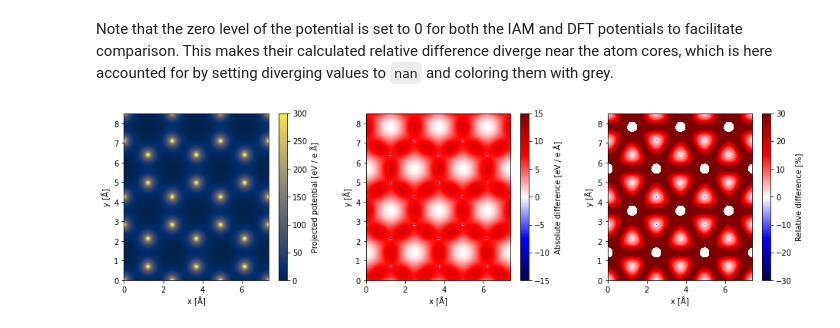
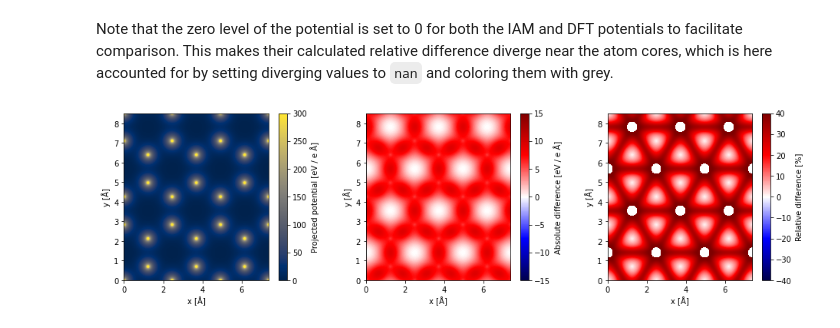
Before and after one commit to abTEM/abTEM, a Jupyter notebook: docs/source/walkthrough/10_DFT.ipynb, the cells around one changed output. Saved outputs shown, nothing was run; the diff lists cells and outputs as text; code cells hidden in the pictures.

```diff
--- a/docs/source/walkthrough/10_DFT.ipynb
+++ b/docs/source/walkthrough/10_DFT.ipynb
@@ -57,7 +57,7 @@ dft_potential = dft_array.tile((3,2))
 from abtem.structures import orthogonalize_cell
 atoms = orthogonalize_cell(gpaw.atoms) * (3,2,1)
 
-iam_potential = Potential(atoms, gpts=dft_potential.gpts, cutoff_tolerance=1e-4, device='cpu').build()
+iam_potential = Potential(atoms, gpts=dft_potential.gpts, device='cpu').build()
 # %% [markdown]
 Note that the zero level of the potential is set to 0 for both the IAM and DFT potentials to facilitate comparison. This makes their calculated relative difference diverge near the atom cores, which is here accounted for by setting diverging values to `nan` and coloring them with grey.
 # %%
@@ -76,18 +76,18 @@ relative_difference[valid] = 100*(projected_iam[valid] - projected_dft[valid]) /
 # %%
 fig, (ax1, ax2, ax3) = plt.subplots(1, 3, figsize=(16, 4))
 
 extent = [0, dft_potential.extent[0], 0, dft_potential.extent[1]]
 
 im1 = ax1.imshow(projected_dft.T, cmap='cividis', vmax=300, extent=extent)
 im2 = ax2.imshow(absolute_difference.T, vmin=-15, vmax=15, cmap='seismic', extent=extent)
-im3 = ax3.imshow(relative_difference.T, vmin=-30, vmax=30, cmap='seismic', extent=extent)
+im3 = ax3.imshow(relative_difference.T, vmin=-40, vmax=40, cmap='seismic', extent=extent)
 
 labels = ('Projected potential [eV / e Å]', 'Absolute difference [eV / e Å]', 'Relative difference [%]')
 
 for ax, im, label in zip((ax1, ax2, ax3), (im1, im2, im3), labels):
     ax.set_xlabel('x [Å]')
     ax.set_ylabel('y [Å]')
 
     fig.colorbar(im, ax=ax, label=label)
 # %% [output]
-[figure, old version]
+[figure, new version]
```
Also changed, not shown: parts of 1 cell of this notebook, 3 other files.
